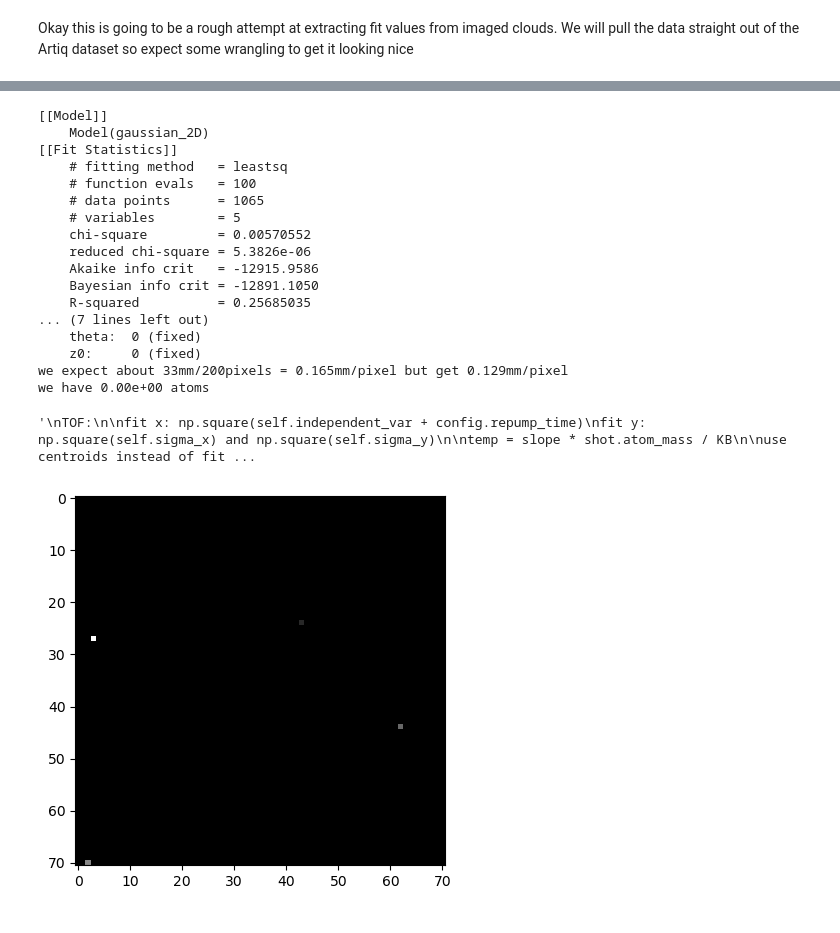
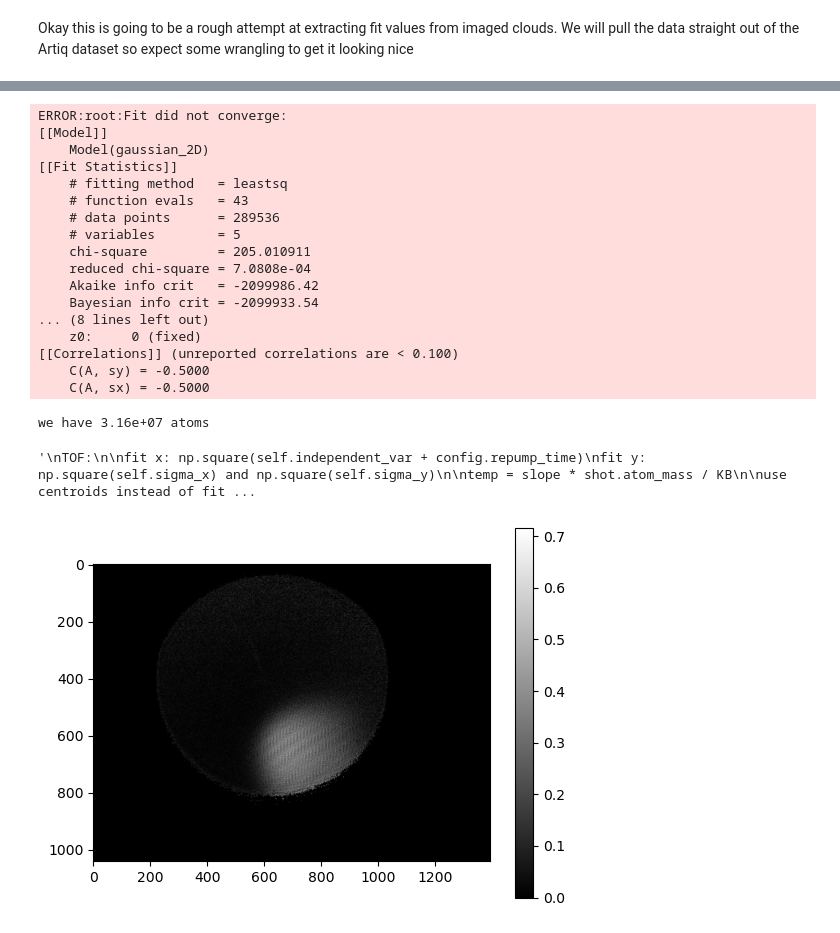
Before and after one commit to harrykendell/ARTIQ, a Jupyter notebook: analysis/absorption_imaging.ipynb, the cells around one changed output, grey strips where cells are left out. Drawn from its saved outputs; the diff is of its cells as text; code cells hidden in the pictures.

```diff
--- a/analysis/absorption_imaging.ipynb
+++ b/analysis/absorption_imaging.ipynb
@@ -10,21 +10,3 @@ MHz = MA = MV = MW = 1e6
 GHz = GA = GV = GW = 1e9
 # %% [markdown]
 Okay this is going to be a rough attempt at extracting fit values from imaged clouds. We will pull the data straight out of the Artiq dataset so expect some wrangling to get it looking nice
-# %%
-from artiq.frontend.artiq_master import DatasetDB
-
-db = DatasetDB("/home/ae19663/artiq/dataset_db.mdb")
-temp = {k: v[1] for k, v in db.data.raw_view.items()}
-def rot_and_flip(arr):
-    """
-    Rotate and flip the array to match the original dataset.
-    """
-
-    return np.rot90(np.flip(arr, 1))
-
-import numpy as np
-# temp = np.load("dataset.npy", allow_pickle=True).item()
-# # upgrade any arrays of uint16 to float64 - first check they are ndarrays
-# for key in temp:
-#     if type(temp[key]) == np.ndarray and temp[key].dtype == np.uint16:
-#         temp[key] = temp[key].astype(np.float64)
@@ -163,7 +98,7 @@ class AbsImage:
         self.detuning = 0 * MHz
         self.linewidth = 6.065 * MHz
         self.pixel_size = 6.45 * um
-        self.magnification = 0.05
+        self.magnification = 0.3333
 
     @property
     def physical_scale(self):
@@ -192,7 +127,7 @@ class AbsImage:
         # If the light data is below some threshold, we assume that any
         # atom data at this location is invalid and treat as if no transmission.
         # The threshold value was selected experimentally
-        threshold = 7
+        threshold = 100
         transmission = np.divide(atoms, light, where=light > threshold)
         transmission[light <= threshold] = 1
         np.clip(transmission, a_min=0, a_max=1, out=transmission)
@@ -308,18 +243,7 @@ class AbsImage:
         """Evaluates the fit at the given coordinates (proxy for ModelResult)."""
         return self.fit.eval(x=x, y=y)
 # %%
-import imageio
 
-# bmps = map(
-#     imageio.v2.imread,
-#     [
-#         "tests/data/old/typical/Raw_20190520-151535_1.bmp",
-#         "tests/data/old/typical/Raw_20190520-151535_2.bmp",
-#         "tests/data/old/typical/Raw_20190520-151535_3.bmp",
-#     ],
-# )
-# data, beam, dark = map(lambda x: x[:, :, 0].astype("int16"), bmps)  # prevent underflow
-# shot = AbsImage(data=data, ref=beam, bg=dark)
 
 shot = AbsImage(
     data=imgs["TOF"],
@@ -327,7 +251,8 @@ shot = AbsImage(
     bg=imgs["BG"]
 )
 plt.imshow(shot.absorption, cmap="gray")
-print(shot.fit.fit_report())
+plt.colorbar()
+# print(shot.fit.fit_report())
 print(f"we have {shot.atom_number:.2e} atoms")
 
 """
@@ -362,19 +271,20 @@ ERROR:root:Fit did not converge:
+ERROR:root:Fit did not converge:
 [[Model]]
     Model(gaussian_2D)
 [[Fit Statistics]]
     # fitting method   = leastsq
-    # function evals   = 100
-    # data points      = 1065
+    # function evals   = 43
+    # data points      = 289536
     # variables        = 5
-    chi-square         = 0.00570552
-    reduced chi-square = 5.3826e-06
-    Akaike info crit   = -12915.9586
-    Bayesian info crit = -12891.1050
-    R-squared          = 0.25685035
-... (7 lines left out)
-    theta:  0 (fixed)
+    chi-square         = 205.010911
+    reduced chi-square = 7.0808e-04
+    Akaike info crit   = -2099986.42
+    Bayesian info crit = -2099933.54
+... (8 lines left out)
     z0:     0 (fixed)
-we expect about 33mm/200pixels = 0.165mm/pixel but get 0.129mm/pixel
-we have 0.00e+00 atoms
+[[Correlations]] (unreported correlations are < 0.100)
+    C(A, sy) = -0.5000
+    C(A, sx) = -0.5000
-'\nTOF:\n\nfit x: np.square(self.independent_var + config.repump_time)\nfit y: np.square(self.sigma_x) and np.square(self.sigma_y)\n\ntemp = slope * shot.atom_mass / KB\n\nuse centroids instead of fit ...
+we have 3.16e+07 atoms
+'\nTOF:\n\nfit x: np.square(self.independent_var + config.repump_time)\nfit y: np.square(self.sigma_x) and np.square(self.sigma_y)\n\ntemp = slope * shot.atom_mass / KB\n\nuse centroids instead of fit ...
-[figure, old version]
+[figure, new version]
```
Also changed, not shown: parts of 5 cells of this notebook, 9 other files.
